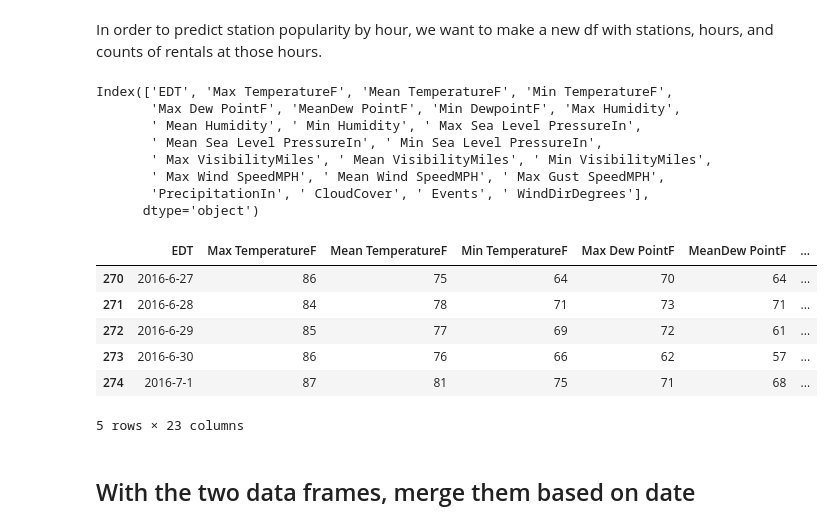
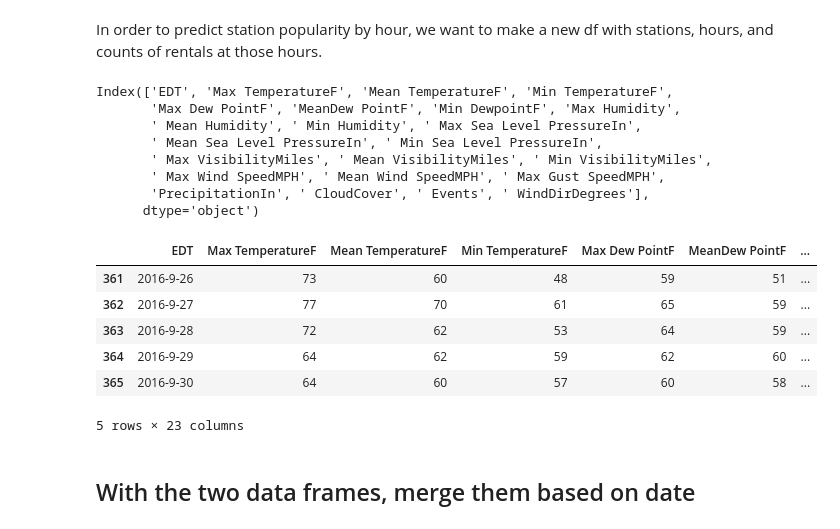
Before and after one commit to hyunhw/Practice-and-notes, a Jupyter notebook: Machine-learning/Decision Trees/Predicting Bike Rental-by day.ipynb, the cells around one changed output. Drawn from its saved outputs; the diff is of its cells as text; code cells hidden in the pictures.

```diff
--- a/Machine-learning/Decision Trees/Predicting Bike Rental-by day.ipynb
+++ b/Machine-learning/Decision Trees/Predicting Bike Rental-by day.ipynb
@@ -136,24 +137,24 @@ print(station_info['total_docks'].sum())
 # %% [markdown]
 In order to predict station popularity by hour, we want to make a new df with stations, hours, and counts of rentals at those hours.
 # %%
-weather=pd.read_csv('Weather_Oct_Jun.csv')
+weather=pd.read_csv('Weather_Oct_Oct.csv')
 print(weather.columns)
 weather.tail(5)
 # %% [output]
 Index(['EDT', 'Max TemperatureF', 'Mean TemperatureF', 'Min TemperatureF',
        'Max Dew PointF', 'MeanDew PointF', 'Min DewpointF', 'Max Humidity',
        ' Mean Humidity', ' Min Humidity', ' Max Sea Level PressureIn',
        ' Mean Sea Level PressureIn', ' Min Sea Level PressureIn',
        ' Max VisibilityMiles', ' Mean VisibilityMiles', ' Min VisibilityMiles',
        ' Max Wind SpeedMPH', ' Mean Wind SpeedMPH', ' Max Gust SpeedMPH',
        'PrecipitationIn', ' CloudCover', ' Events', ' WindDirDegrees'],
       dtype='object')
 |  | EDT | Max TemperatureF | Mean TemperatureF | Min TemperatureF | Max Dew PointF | MeanDew PointF | ... |
-| 270 | 2016-6-27 | 86 | 75 | 64 | 70 | 64 | ... |
-| 271 | 2016-6-28 | 84 | 78 | 71 | 73 | 71 | ... |
-| 272 | 2016-6-29 | 85 | 77 | 69 | 72 | 61 | ... |
-| 273 | 2016-6-30 | 86 | 76 | 66 | 62 | 57 | ... |
-| 274 | 2016-7-1 | 87 | 81 | 75 | 71 | 68 | ... |
+| 361 | 2016-9-26 | 73 | 60 | 48 | 59 | 51 | ... |
+| 362 | 2016-9-27 | 77 | 70 | 61 | 65 | 59 | ... |
+| 363 | 2016-9-28 | 72 | 62 | 53 | 64 | 59 | ... |
+| 364 | 2016-9-29 | 64 | 62 | 59 | 62 | 60 | ... |
+| 365 | 2016-9-30 | 64 | 60 | 57 | 60 | 58 | ... |
 5 rows × 23 columns
 # %% [markdown]
 ## With the two data frames, merge them based on date
```
Also changed, not shown: parts of 14 cells of this notebook, 7 other files.
